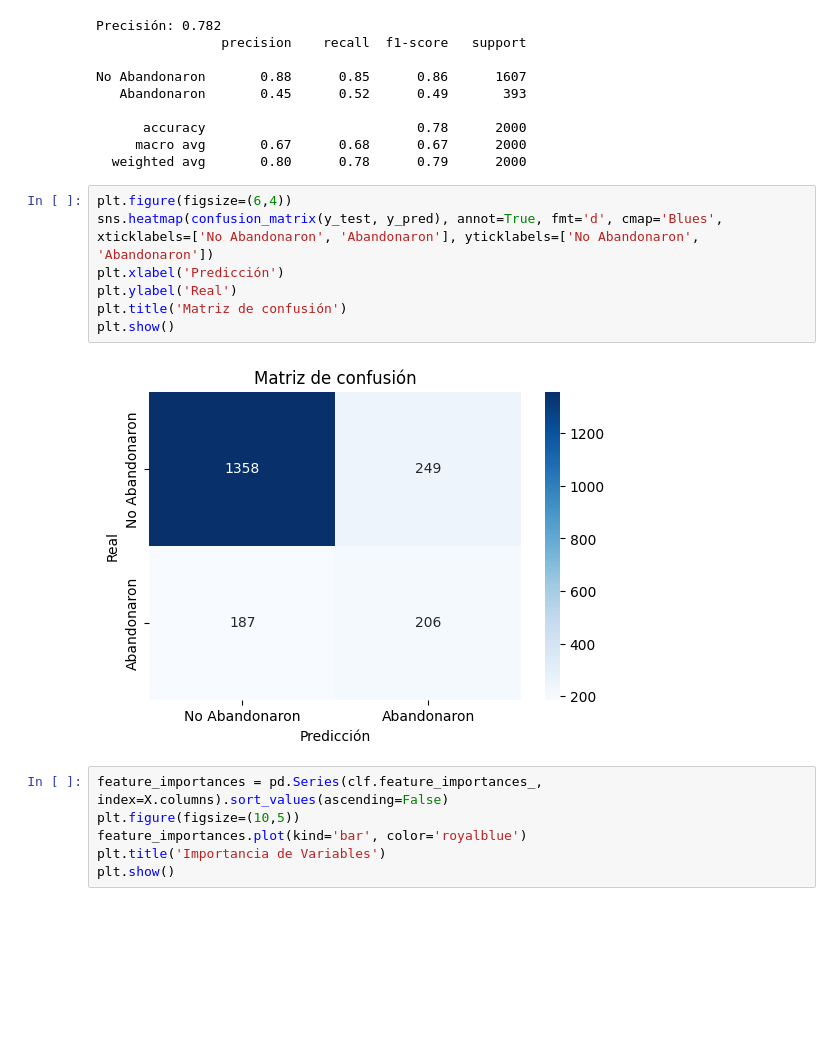
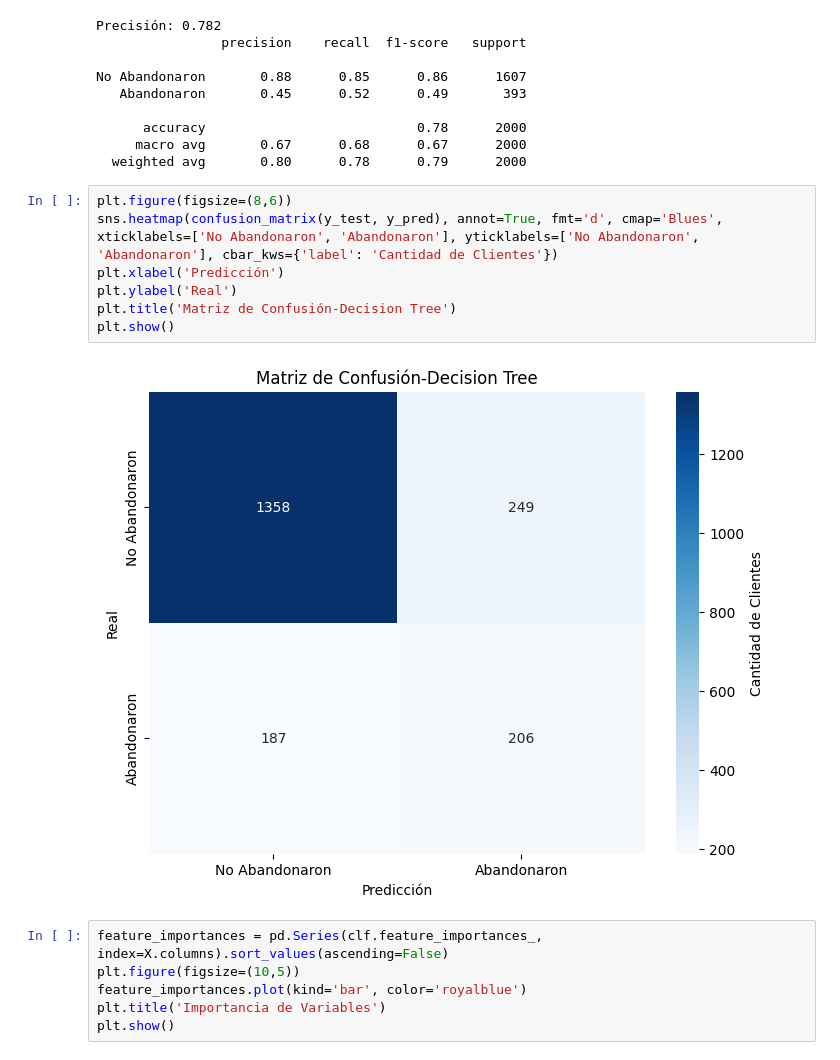
Before and after one commit to DarkinMC/CustomerChurn_Prediction_BankingSector_1AN-213_HAN_G4, a Jupyter notebook: Bank_customer_churn_pred.ipynb, the cells around one changed output. Saved outputs shown, nothing was run; the diff lists cells and outputs as text; blank space fills up the shorter version.

```diff
--- a/Bank_customer_churn_pred.ipynb
+++ b/Bank_customer_churn_pred.ipynb
@@ -419,14 +427,14 @@ No Abandonaron       0.88      0.85      0.86      1607
      macro avg       0.67      0.68      0.67      2000
   weighted avg       0.80      0.78      0.79      2000
 # %%
-plt.figure(figsize=(6,4))
-sns.heatmap(confusion_matrix(y_test, y_pred), annot=True, fmt='d', cmap='Blues', xticklabels=['No Abandonaron', 'Abandonaron'], yticklabels=['No Abandonaron', 'Abandonaron'])
+plt.figure(figsize=(8,6))
+sns.heatmap(confusion_matrix(y_test, y_pred), annot=True, fmt='d', cmap='Blues', xticklabels=['No Abandonaron', 'Abandonaron'], yticklabels=['No Abandonaron', 'Abandonaron'], cbar_kws={'label': 'Cantidad de Clientes'})
 plt.xlabel('Predicción')
 plt.ylabel('Real')
-plt.title('Matriz de confusión')
+plt.title('Matriz de Confusión-Decision Tree')
 plt.show()
 # %% [output]
-[figure, old version]
+[figure, new version]
 # %%
 feature_importances = pd.Series(clf.feature_importances_, index=X.columns).sort_values(ascending=False)
 plt.figure(figsize=(10,5))
```
Also changed, not shown: parts of 5 cells of this notebook.
